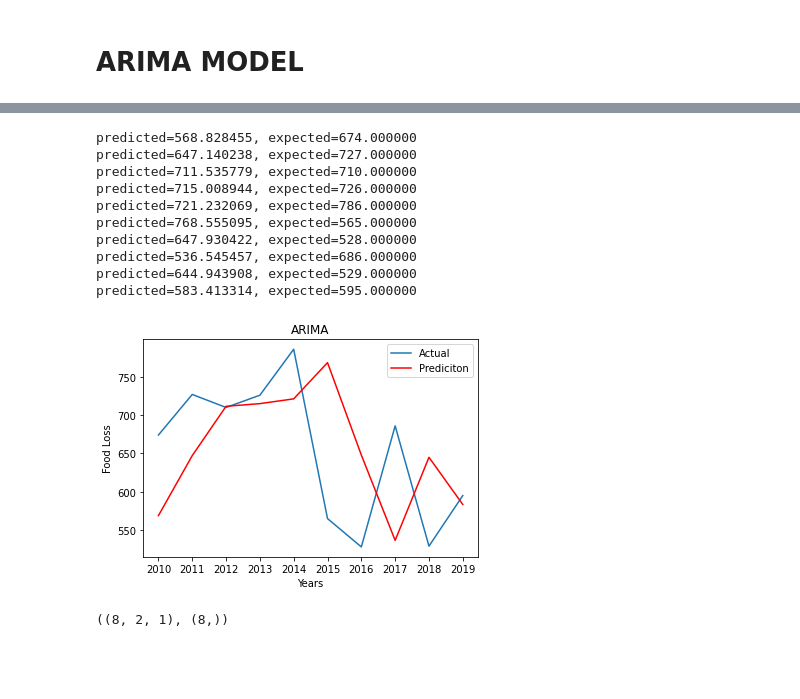
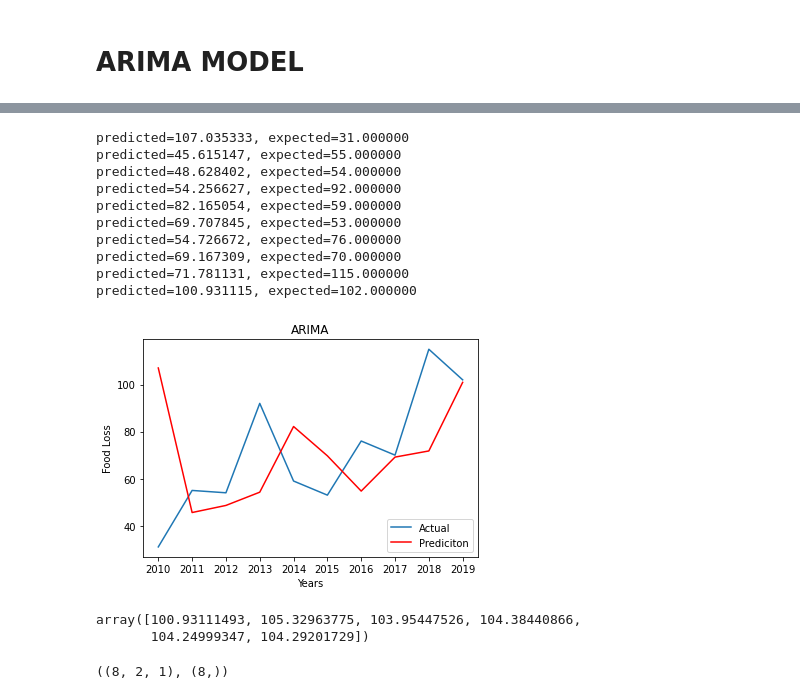
Before and after one commit to murathansygl/Food-Supply-Chain, a Jupyter notebook: module_1.ipynb, the cells around one changed output, grey strips where cells are left out. Drawn from its saved outputs; the diff is of its cells as text; code cells hidden in the pictures; blank space fills up the shorter version.

```diff
--- a/module_1.ipynb
+++ b/module_1.ipynb
@@ -97,5 +102,5 @@ for i in countries:
 # %%
-data=select("Malawi","Maize")
+data=select("Benin","Rice")
 data
 # %% [output]
 |  | Area | Item | Element | Unit | Y2010 | Y2011 | Y2012 | Y2013 | Y2014 | Y2015 | Y2016 | ... |
@@ -186,8 +191,8 @@ plt.legend(['Actual', 'Mean-based Prediction'], loc='lower right')
 # %%
-# population=df[df["Element"]=="Total Population - Both sexes"]
-# population=population[population.Area=="China"].iloc[0,4:]*1000
-# lstm_data=pd.DataFrame(population)
-# lstm_data.columns=["Population"]
+# # population=df[df["Element"]=="Total Population - Both sexes"]
+# # population=population[population.Area=="China"].iloc[0,4:]*1000
+lstm_data=pd.DataFrame(losses)
+# # lstm_data.columns=["Population"]
 lstm_data["Actual Loss"]=losses["Actual"]
 # %% [markdown]
 # ARIMA MODEL
@@ -237,0 +257,3 @@ Test MAPE = 21.088342571786928
+# %%
+output = model_fit.forecast()
+output
@@ -237,0 +275,2 @@ Test MAPE = 21.088342571786928
+# %%
+lstm_data_arima=lstm_data.copy()
@@ -238,33 +291,39 @@ Test MAPE = 21.088342571786928
 # %%
 predictions = list()
-history = [x for x in lstm_data["Actual Loss"]]
-for t in range(len(lstm_data["Actual Loss"])):
+history = [x for x in lstm_data_arima["Actual Loss"]]
+for t in range(len(lstm_data_arima["Actual Loss"])):
     model = ARIMA(history, order=(1,1,0))
     model_fit = model.fit()
     output = model_fit.forecast()
     yhat = output[0]
     predictions.append(yhat)
-    obs = lstm_data["Actual Loss"][t]
+    obs = lstm_data_arima["Actual Loss"][t]
     history.append(obs)
+    # lstm_data_arima.append(pd.Series(obs).rename("abc"))
     print('predicted=%f, expected=%f' % (yhat, obs))
 years=['2010','2011','2012','2013','2014','2015','2016','2017','2018','2019']
-pyplot.plot(years,lstm_data["Actual Loss"])
+pyplot.plot(years,lstm_data_arima["Actual Loss"])
 pyplot.plot(predictions, color='red')
 pyplot.xlabel("Years")
 pyplot.ylabel("Food Loss")
 plt.legend(["Actual","Prediciton"])
 plt.title("ARIMA")
 # plt.ylim(23000,26000)
 pyplot.show()
 # %% [output]
-predicted=568.828455, expected=674.000000
-predicted=647.140238, expected=727.000000
-predicted=711.535779, expected=710.000000
-predicted=715.008944, expected=726.000000
-predicted=721.232069, expected=786.000000
-predicted=768.555095, expected=565.000000
-predicted=647.930422, expected=528.000000
-predicted=536.545457, expected=686.000000
-predicted=644.943908, expected=529.000000
-predicted=583.413314, expected=595.000000
+predicted=107.035333, expected=31.000000
+predicted=45.615147, expected=55.000000
+predicted=48.628402, expected=54.000000
+predicted=54.256627, expected=92.000000
+predicted=82.165054, expected=59.000000
+predicted=69.707845, expected=53.000000
+predicted=54.726672, expected=76.000000
+predicted=69.167309, expected=70.000000
+predicted=71.781131, expected=115.000000
+predicted=100.931115, expected=102.000000
-[figure, old version]
+[figure, new version]
+# %%
+model_fit.forecast(6)
+# %% [output]
+array([100.93111493, 105.32963775, 103.95447526, 104.38440866,
+       104.24999347, 104.29201729])
```
Also changed, not shown: parts of 36 cells of this notebook, 3 other files.
